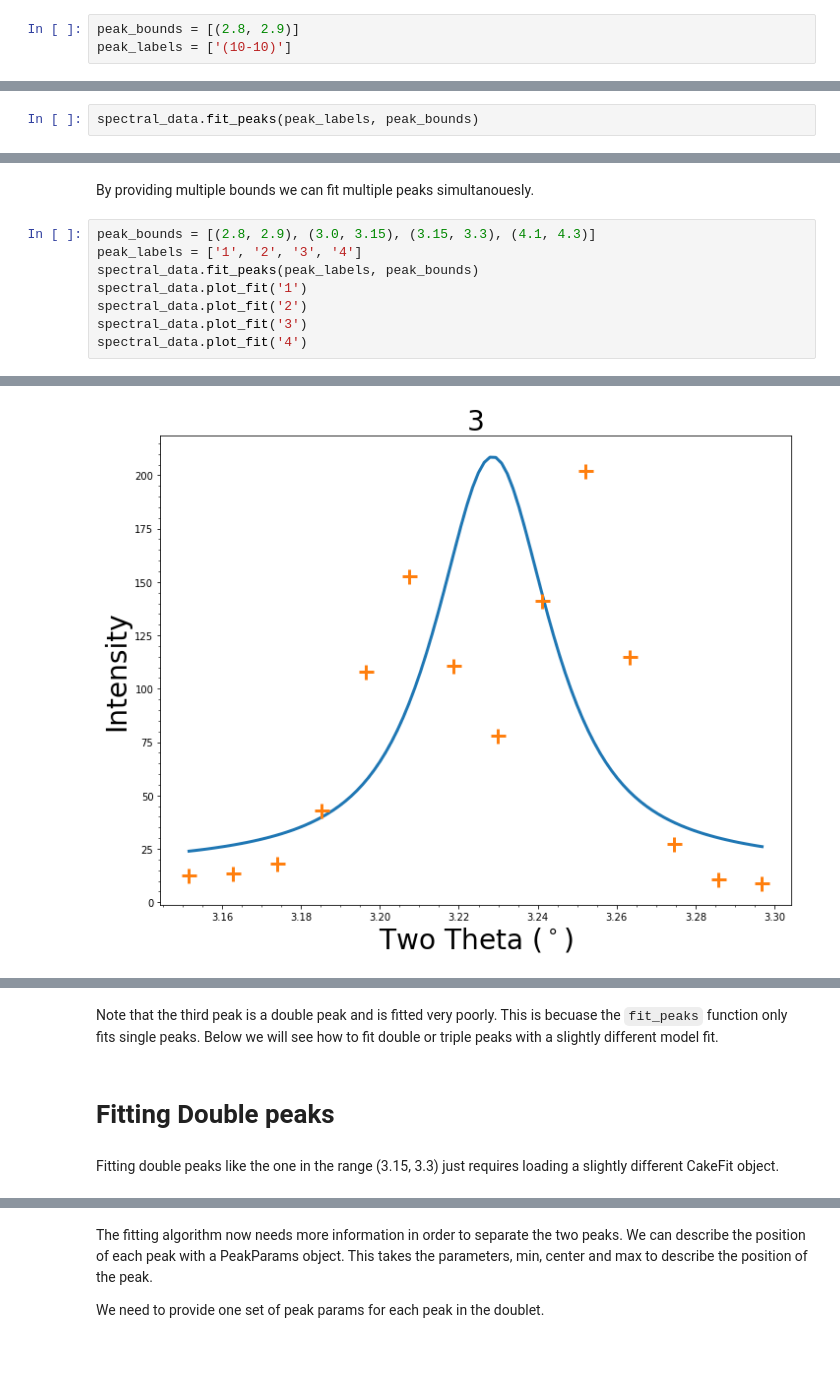
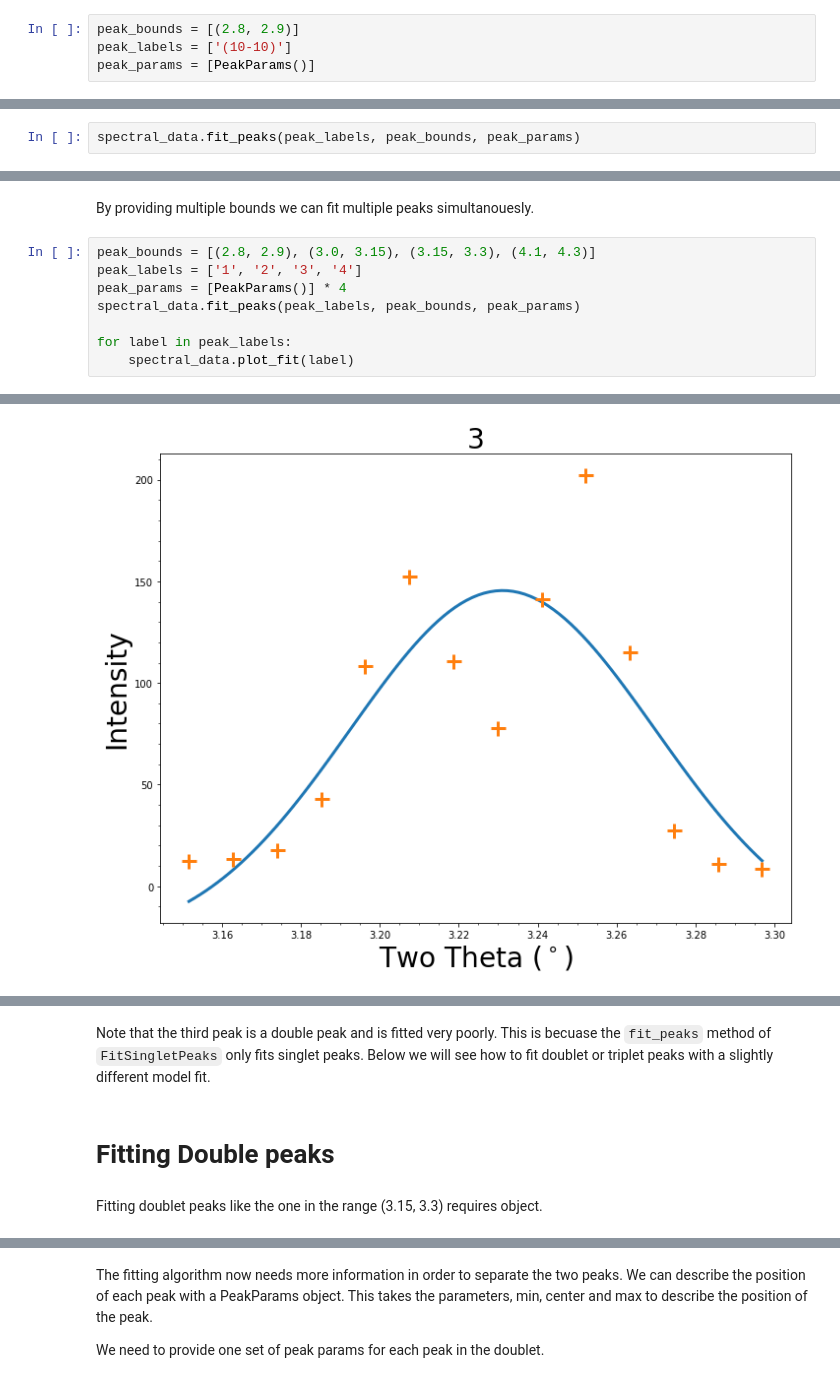
Before and after one commit to LightForm-group/xrdfit, a Jupyter notebook: example_analysis_workflow.ipynb, the cells around one changed output, grey strips where cells are left out. Cells and saved outputs as stored; diff of their text form; blank space fills up the shorter version.

Commit message:
Unified style of fit_peak methods.
Updated introductory notebook.

```diff
--- a/example_analysis_workflow.ipynb
+++ b/example_analysis_workflow.ipynb
@@ -47,8 +49,9 @@ To begin a fit, define the peak bounds and labels. The peak bounds are just roug
 # %%
 peak_bounds = [(2.8, 2.9)]
 peak_labels = ['(10-10)']
+peak_params = [PeakParams()]
 # %% [markdown]
 The method `fit_peaks` fits the specified peaks.
 # %%
-spectral_data.fit_peaks(peak_labels, peak_bounds)
+spectral_data.fit_peaks(peak_labels, peak_bounds, peak_params)
 # %% [markdown]
@@ -119,24 +122,23 @@ By providing multiple bounds we can fit multiple peaks simultanouesly.
 # %%
 peak_bounds = [(2.8, 2.9), (3.0, 3.15), (3.15, 3.3), (4.1, 4.3)]
 peak_labels = ['1', '2', '3', '4']
-spectral_data.fit_peaks(peak_labels, peak_bounds)
-spectral_data.plot_fit('1')
-spectral_data.plot_fit('2')
-spectral_data.plot_fit('3')
-spectral_data.plot_fit('4')
+peak_params = [PeakParams()] * 4
+spectral_data.fit_peaks(peak_labels, peak_bounds, peak_params)
+
+for label in peak_labels:
+    spectral_data.plot_fit(label)
 # %% [output]
 [figure]
 [figure]
-[figure, old version]
+[figure, new version]
 [figure]
 # %% [markdown]
-Note that the third peak is a double peak and is fitted very poorly. This is becuase the `fit_peaks`
-function only fits single peaks. Below we will see how to fit double or triple peaks with a slightly different
+Note that the third peak is a double peak and is fitted very poorly. This is becuase the `fit_peaks` method of `FitSingletPeaks` only fits singlet peaks. Below we will see how to fit doublet or triplet peaks with a slightly different
 model fit.
 # %% [markdown]
 # Fitting Double peaks
 # %% [markdown]
-Fitting double peaks like the one in the range (3.15, 3.3) just requires loading a slightly different CakeFit object.
+Fitting doublet peaks like the one in the range (3.15, 3.3) requires  object.
 # %%
 spectral_data = diamond_functions.FitDoubletPeak(file_path, cake=1)
 spectral_data.plot_spectrum(3.1, 3.35)
```
Also changed, not shown: parts of 9 cells of this notebook, 1 other file.
